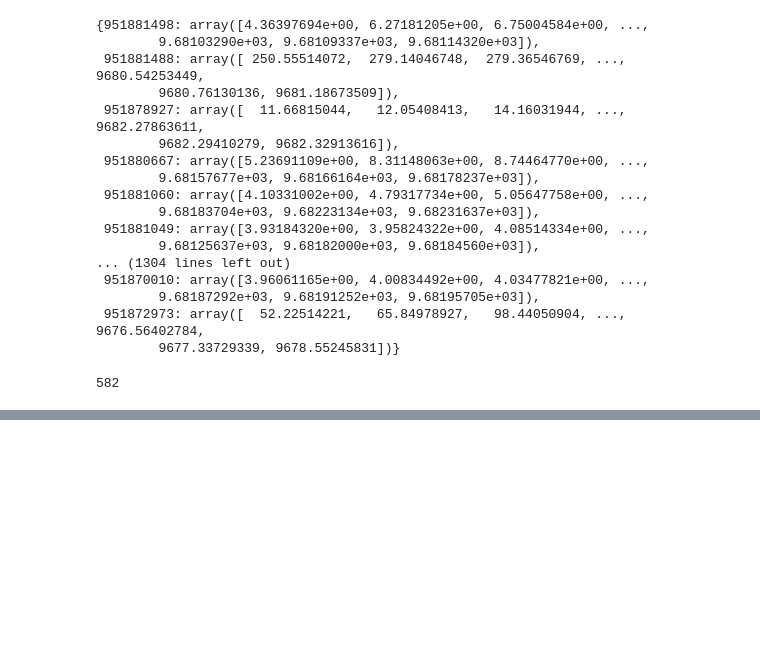
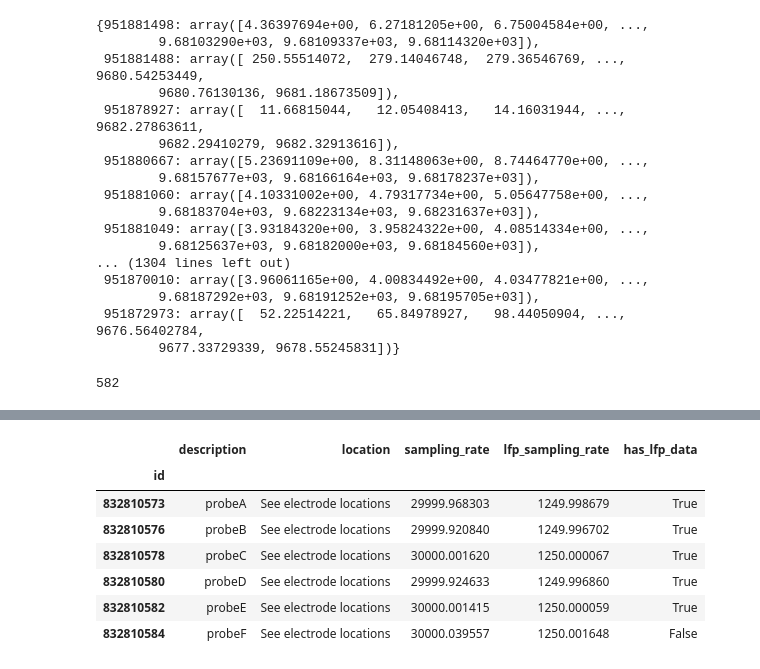
Before and after one commit to mariakesa/NeuroGarage, a Jupyter notebook: contrastive_learning/neuropixs.ipynb, the cells around one changed output, grey strips where cells are left out. Drawn from its saved outputs; the diff is of its cells as text; code cells hidden in the pictures; blank space fills up the shorter version.

```diff
--- a/contrastive_learning/neuropixs.ipynb
+++ b/contrastive_learning/neuropixs.ipynb
@@ -43,0 +151,11 @@ len(spks.keys())
+# %%
+session.probes
+# %% [output]
+|  | description | location | sampling_rate | lfp_sampling_rate | has_lfp_data |
+| id |  |  |  |  |  |
+| 832810573 | probeA | See electrode locations | 29999.968303 | 1249.998679 | True |
+| 832810576 | probeB | See electrode locations | 29999.920840 | 1249.996702 | True |
+| 832810578 | probeC | See electrode locations | 30000.001620 | 1250.000067 | True |
+| 832810580 | probeD | See electrode locations | 29999.924633 | 1249.996860 | True |
+| 832810582 | probeE | See electrode locations | 30000.001415 | 1250.000059 | True |
+| 832810584 | probeF | See electrode locations | 30000.039557 | 1250.001648 | False |
```
Also changed, not shown: parts of 11 cells of this notebook, 6 other files.
